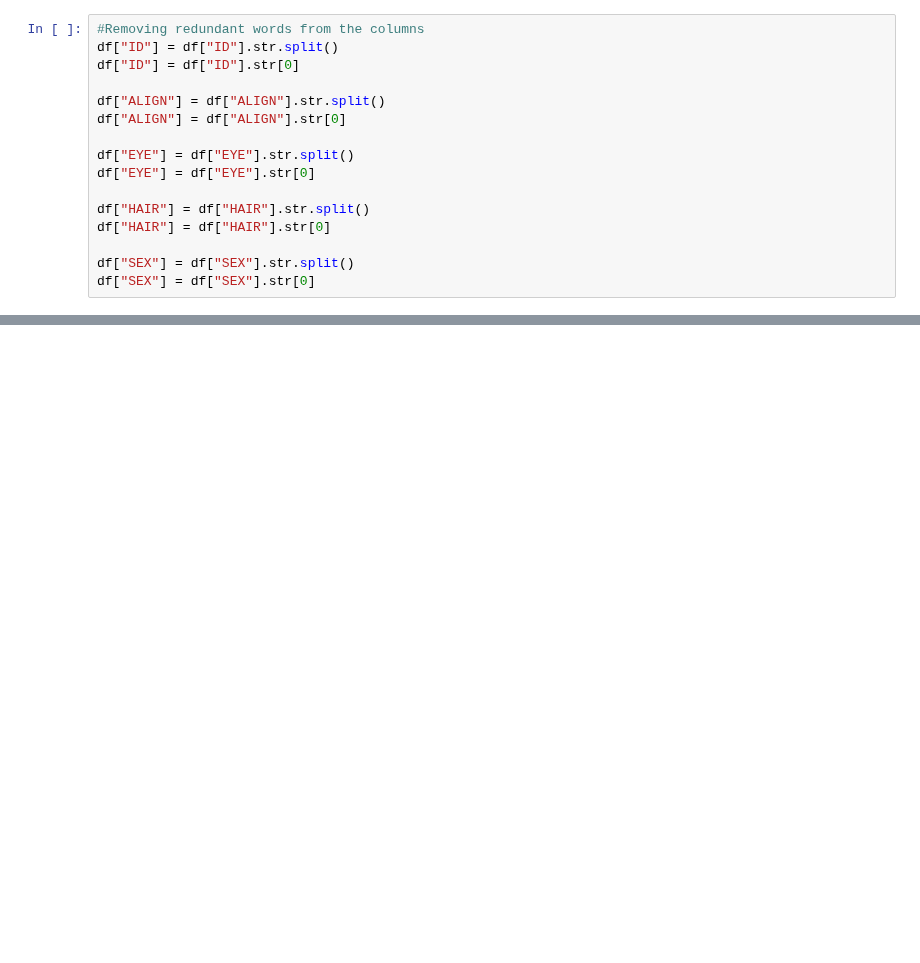
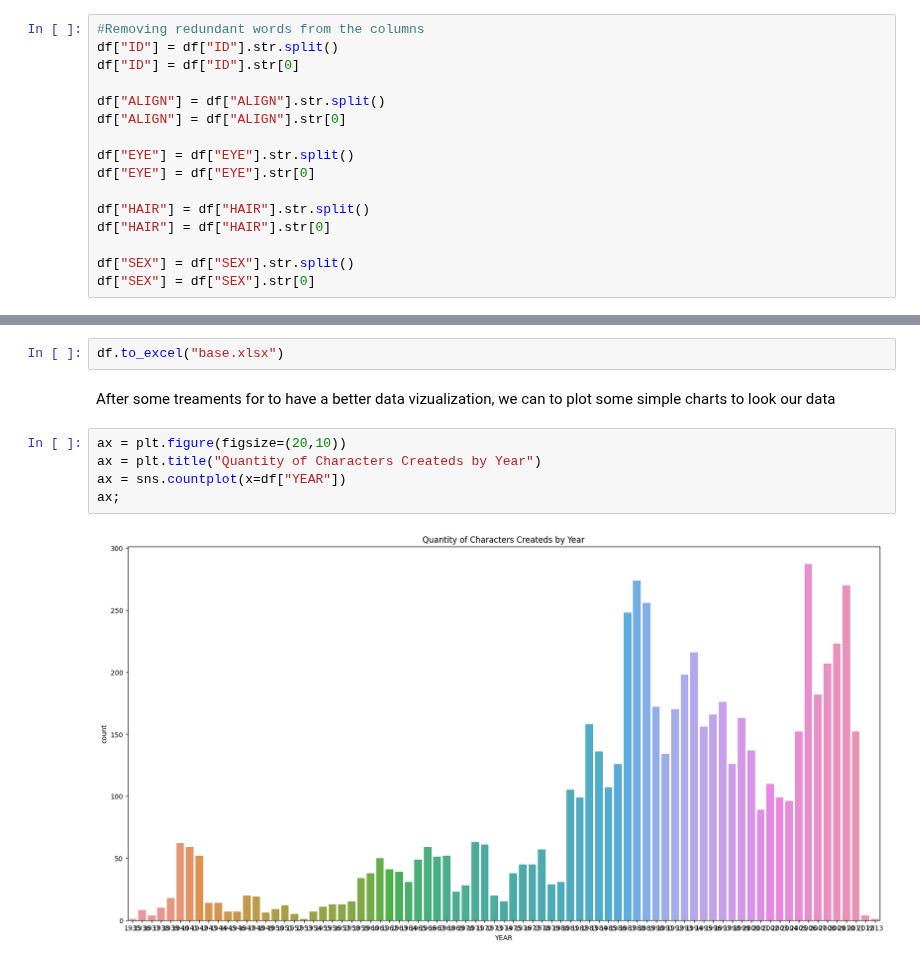
Before and after one commit to PedroReste/repository_for_studies, a Jupyter notebook: superheroes_dataset/dc_superheroes_analysis.ipynb, the cells around one changed output, grey strips where cells are left out. Drawn from its saved outputs; the diff is of its cells as text; blank space fills up the shorter version.

```diff
--- a/superheroes_dataset/dc_superheroes_analysis.ipynb
+++ b/superheroes_dataset/dc_superheroes_analysis.ipynb
@@ -154,0 +146,11 @@ df["SEX"] = df["SEX"].str[0]
+# %%
+df.to_excel("base.xlsx")
+# %% [markdown]
+After some treaments for to have a better data vizualization, we can to plot some simple charts to look our data
+# %%
+ax = plt.figure(figsize=(20,10))
+ax = plt.title("Quantity of Characters Createds by Year")
+ax = sns.countplot(x=df["YEAR"])
+ax;
+# %% [output]
+[figure, added]
```
Also changed, not shown: parts of 8 cells of this notebook.
